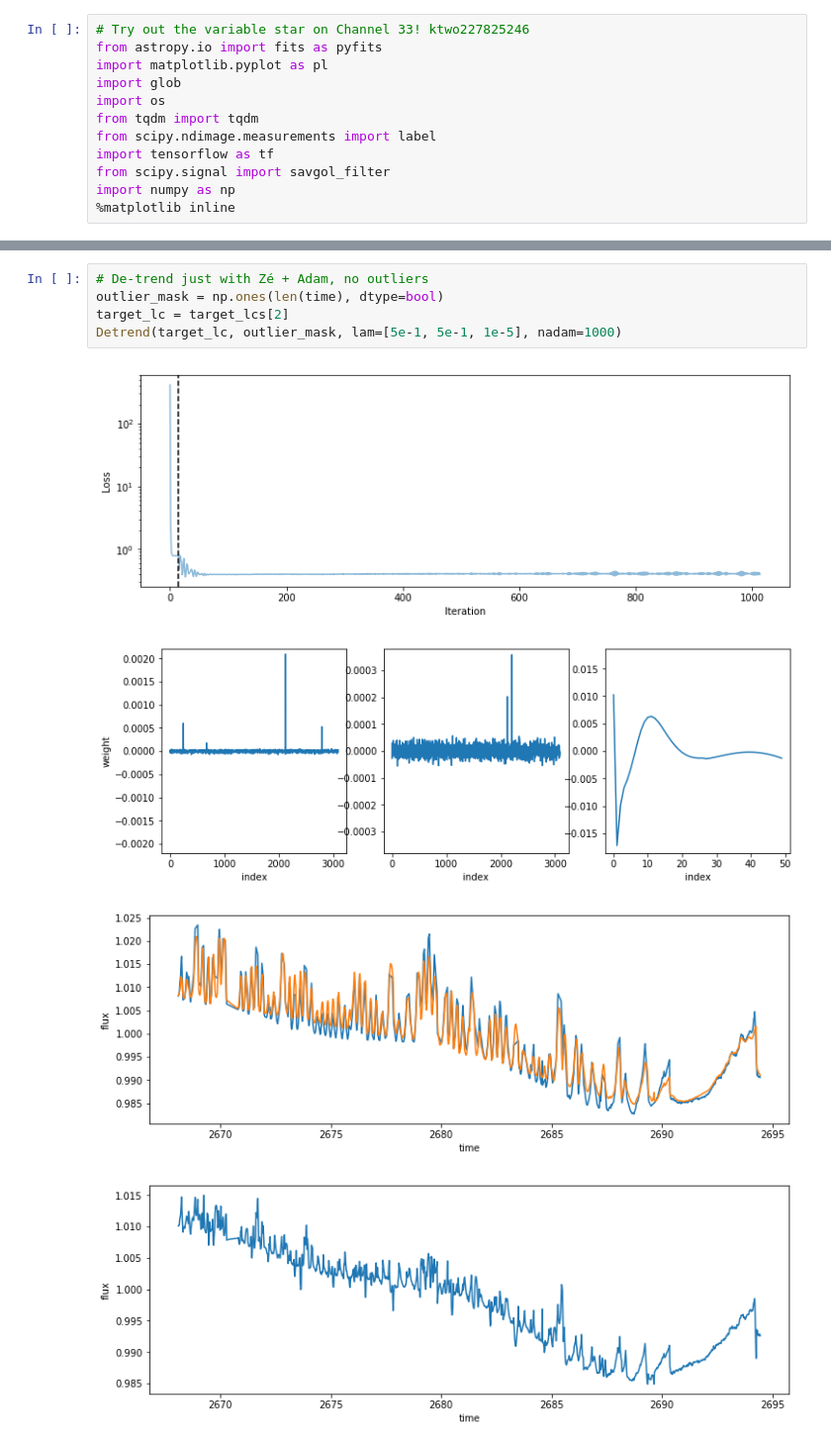
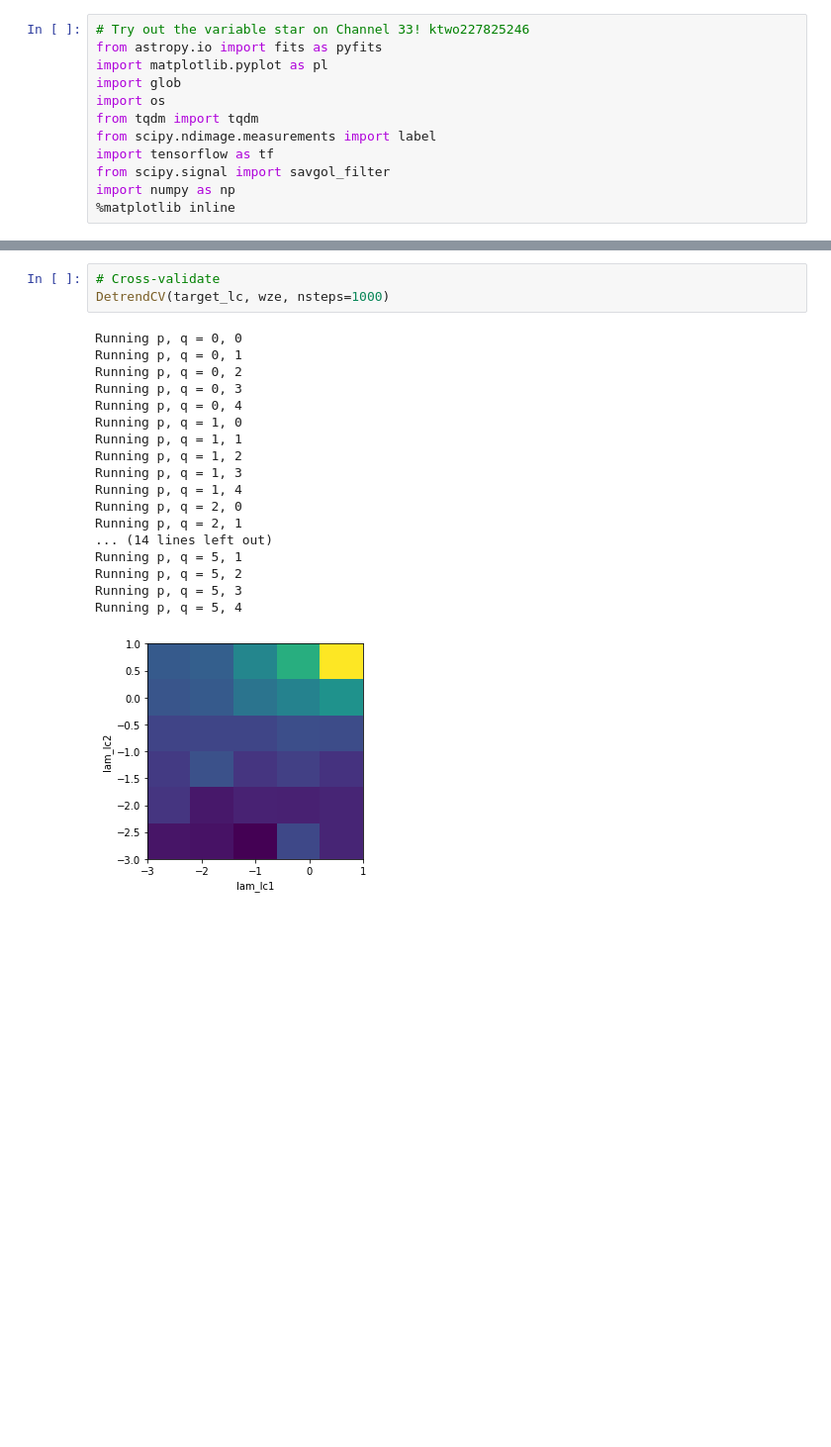
Before and after one commit to rodluger/L1, a Jupyter notebook: c9-test.ipynb, the cells around one changed output, grey strips where cells are left out. Shown at 99% size. Saved outputs shown, nothing was run; the diff lists cells and outputs as text; blank space fills up the shorter version.

```diff
--- a/c9-test.ipynb
+++ b/c9-test.ipynb
@@ -297,10 +430,22 @@ Detrend(target_lc, outlier_mask, lam=[5e-1, 5e-1, 1e-5], nadam=0)
-# %%
-# De-trend just with Zé + Adam, no outliers
-outlier_mask = np.ones(len(time), dtype=bool)
-target_lc = target_lcs[2]
-Detrend(target_lc, outlier_mask, lam=[5e-1, 5e-1, 1e-5], nadam=1000)
-# %% [output]
-[figure, removed]
-[figure, removed]
-[figure, removed]
-[figure, removed]
+# %%
+# Cross-validate
+DetrendCV(target_lc, wze, nsteps=1000)
+# %% [output]
+Running p, q = 0, 0
+Running p, q = 0, 1
+Running p, q = 0, 2
+Running p, q = 0, 3
+Running p, q = 0, 4
+Running p, q = 1, 0
+Running p, q = 1, 1
+Running p, q = 1, 2
+Running p, q = 1, 3
+Running p, q = 1, 4
+Running p, q = 2, 0
+Running p, q = 2, 1
+... (14 lines left out)
+Running p, q = 5, 1
+Running p, q = 5, 2
+Running p, q = 5, 3
+Running p, q = 5, 4
+[figure, added]
```
Also changed, not shown: parts of 13 cells of this notebook.
